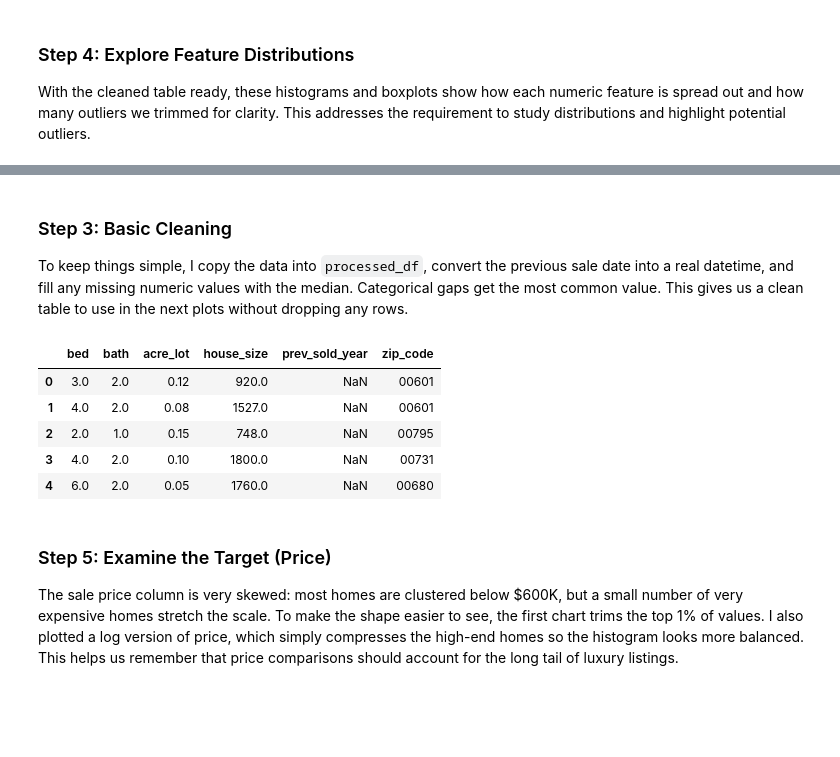
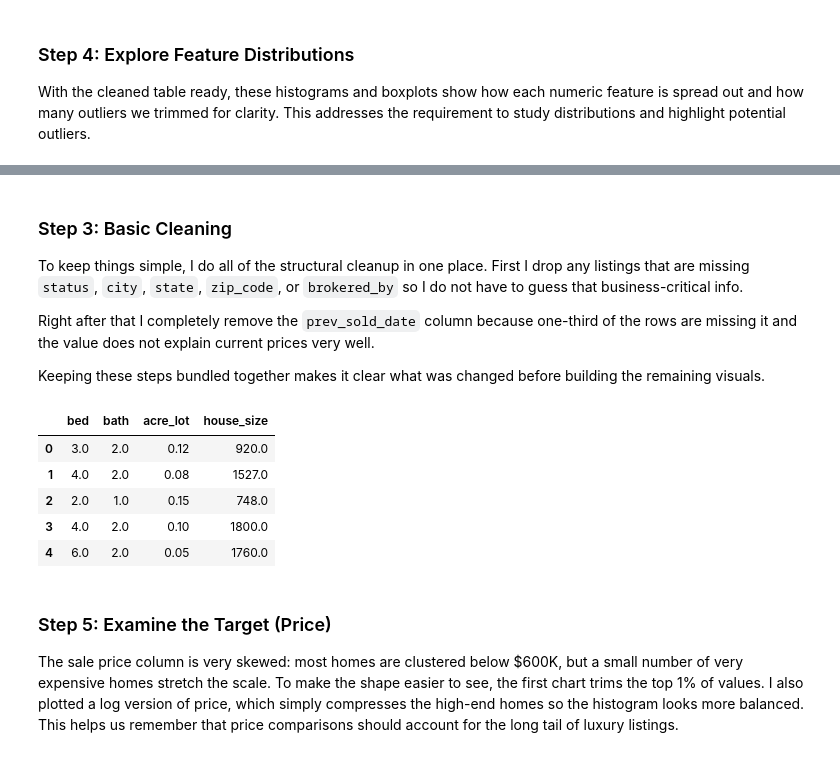
Before and after one commit to curohn/programming_for_business_project, a Jupyter notebook: main.ipynb, the cells around one changed output, grey strips where cells are left out. Drawn from its saved outputs; the diff is of its cells as text; code cells hidden in the pictures; blank space fills up the shorter version.

Commit message:
Updated some cleaning code, and added better explanations

```diff
--- a/main.ipynb
+++ b/main.ipynb
@@ -197,36 +197,33 @@ plt.show()
 # %% [markdown]
 ### Step 3: Basic Cleaning
-To keep things simple, I copy the data into `processed_df`, convert the previous sale date into a real datetime, and fill any missing numeric values with the median. Categorical gaps get the most common value. This gives us a clean table to use in the next plots without dropping any rows.
+To keep things simple, I do all of the structural cleanup in one place. First I drop any listings that are missing `status`, `city`, `state`, `zip_code`, or `brokered_by` so I do not have to guess that business-critical info.
+
+Right after that I completely remove the `prev_sold_date` column because one-third of the rows are missing it and the value does not explain current prices very well.
+
+Keeping these steps bundled together makes it clear what was changed before building the remaining visuals.
 # %%
-processed_df = df.copy()
+categorical_cols = ["status", "city", "state", "brokered_by", "zip_code"]
+processed_df = df.dropna(subset=categorical_cols).copy()
 
-# Convert date column and create a simple year feature
-processed_df["prev_sold_date"] = pd.to_datetime(processed_df["prev_sold_date"], errors="coerce")
-processed_df["prev_sold_year"] = processed_df["prev_sold_date"].dt.year
+# Remove the sparse previous sale timestamp entirely
+processed_df = processed_df.drop(columns=["prev_sold_date"], errors="ignore")
 
 # Keep zip codes as strings to preserve leading zeros
 processed_df["zip_code"] = processed_df["zip_code"].fillna(0).astype(int).astype(str).str.zfill(5)
 
 # Fill missing numeric values with column medians
 numeric_cols = ["bed", "bath", "acre_lot", "house_size", target_col]
 for col in numeric_cols:
     processed_df[col] = processed_df[col].fillna(processed_df[col].median())
 
-# Fill missing categorical values with the mode (most frequent value)
-categorical_cols = ["status", "city", "state", "brokered_by"]
-for col in categorical_cols:
-    mode_value = processed_df[col].mode(dropna=True)
-    if not mode_value.empty:
-        processed_df[col] = processed_df[col].fillna(mode_value[0])
-
-processed_df[["bed", "bath", "acre_lot", "house_size", "prev_sold_year", "zip_code"]].head()
+processed_df[["bed", "bath", "acre_lot", "house_size"]].head()
 # %% [output]
-|  | bed | bath | acre_lot | house_size | prev_sold_year | zip_code |
-| 0 | 3.0 | 2.0 | 0.12 | 920.0 | NaN | 00601 |
-| 1 | 4.0 | 2.0 | 0.08 | 1527.0 | NaN | 00601 |
-| 2 | 2.0 | 1.0 | 0.15 | 748.0 | NaN | 00795 |
-| 3 | 4.0 | 2.0 | 0.10 | 1800.0 | NaN | 00731 |
-| 4 | 6.0 | 2.0 | 0.05 | 1760.0 | NaN | 00680 |
+|  | bed | bath | acre_lot | house_size |
+| 0 | 3.0 | 2.0 | 0.12 | 920.0 |
+| 1 | 4.0 | 2.0 | 0.08 | 1527.0 |
+| 2 | 2.0 | 1.0 | 0.15 | 748.0 |
+| 3 | 4.0 | 2.0 | 0.10 | 1800.0 |
+| 4 | 6.0 | 2.0 | 0.05 | 1760.0 |
 # %% [markdown]
 ### Step 5: Examine the Target (Price)
 The sale price column is very skewed: most homes are clustered below $600K, but a small number of very expensive homes stretch the scale. To make the shape easier to see, the first chart trims the top 1% of values. I also plotted a log version of price, which simply compresses the high-end homes so the histogram looks more balanced. This helps us remember that price comparisons should account for the long tail of luxury listings.
```
Also changed, not shown: parts of 5 cells of this notebook.
